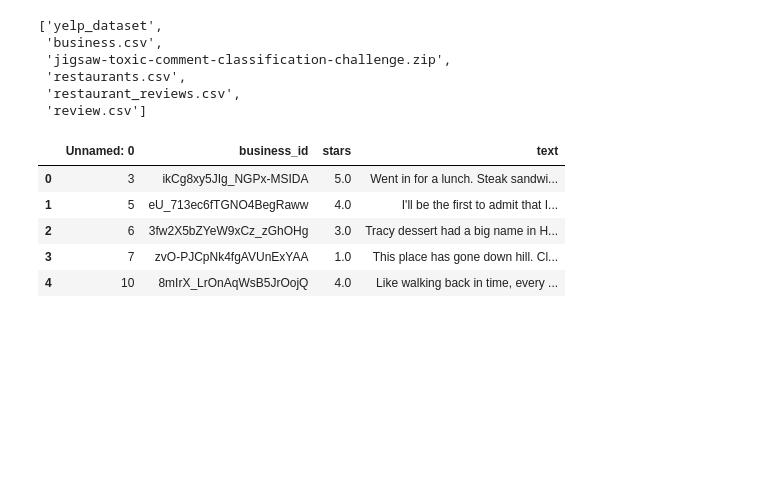
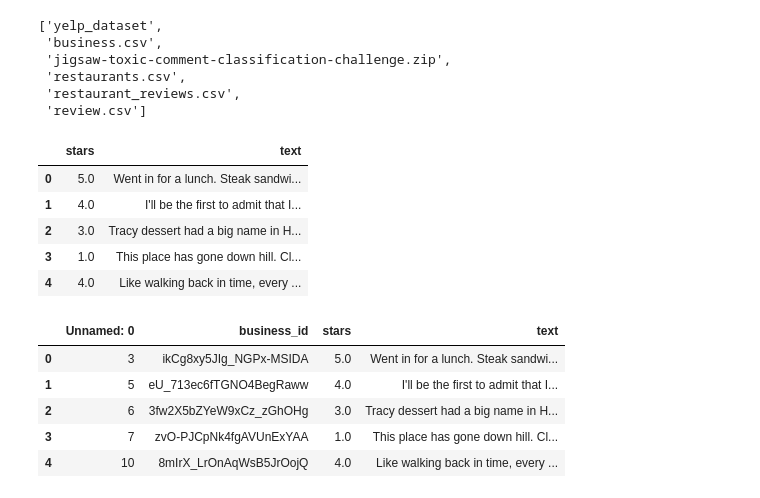
Before and after one commit to lingofunk/lingofunk-generate, a Jupyter notebook: notebooks/main.ipynb, the cells around one changed output. Cells and saved outputs as stored; diff of their text form; code cells hidden in the pictures; blank space fills up the shorter version.

```diff
--- a/notebooks/main.ipynb
+++ b/notebooks/main.ipynb
@@ -22,7 +22,24 @@ os.listdir(data_folder)
  'restaurant_reviews.csv',
  'review.csv']
 # %%
-reviews = pd.read_csv(data_folder + '/restaurant_reviews.csv', nrows=100000)
+reviews = pd.read_csv(
+    data_folder + '/restaurant_reviews.csv',
+    nrows=10000,
+    sep=',',
+    index_col=0,
+    usecols=['stars', 'text']
+)
+# %%
+reviews.reset_index(inplace=True)
+# %%
+reviews.head()
+# %% [output]
+|  | stars | text |
+| 0 | 5.0 | Went in for a lunch. Steak sandwi... |
+| 1 | 4.0 | I'll be the first to admit that I... |
+| 2 | 3.0 | Tracy dessert had a big name in H... |
+| 3 | 1.0 | This place has gone down hill. Cl... |
+| 4 | 4.0 | Like walking back in time, every ... |
 # %%
 reviews.head()
 # %% [output]
```
Also changed, not shown: parts of 2 cells of this notebook, 8 other files.
